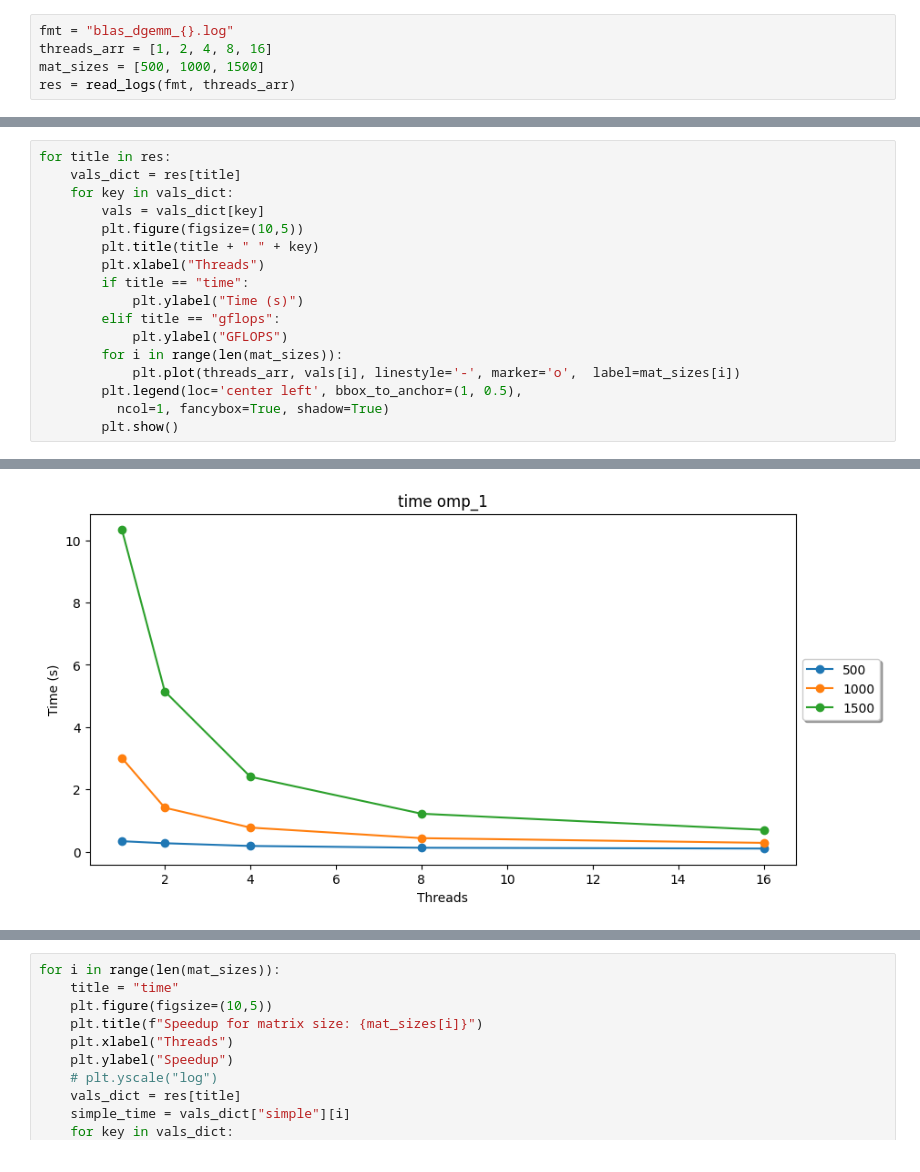
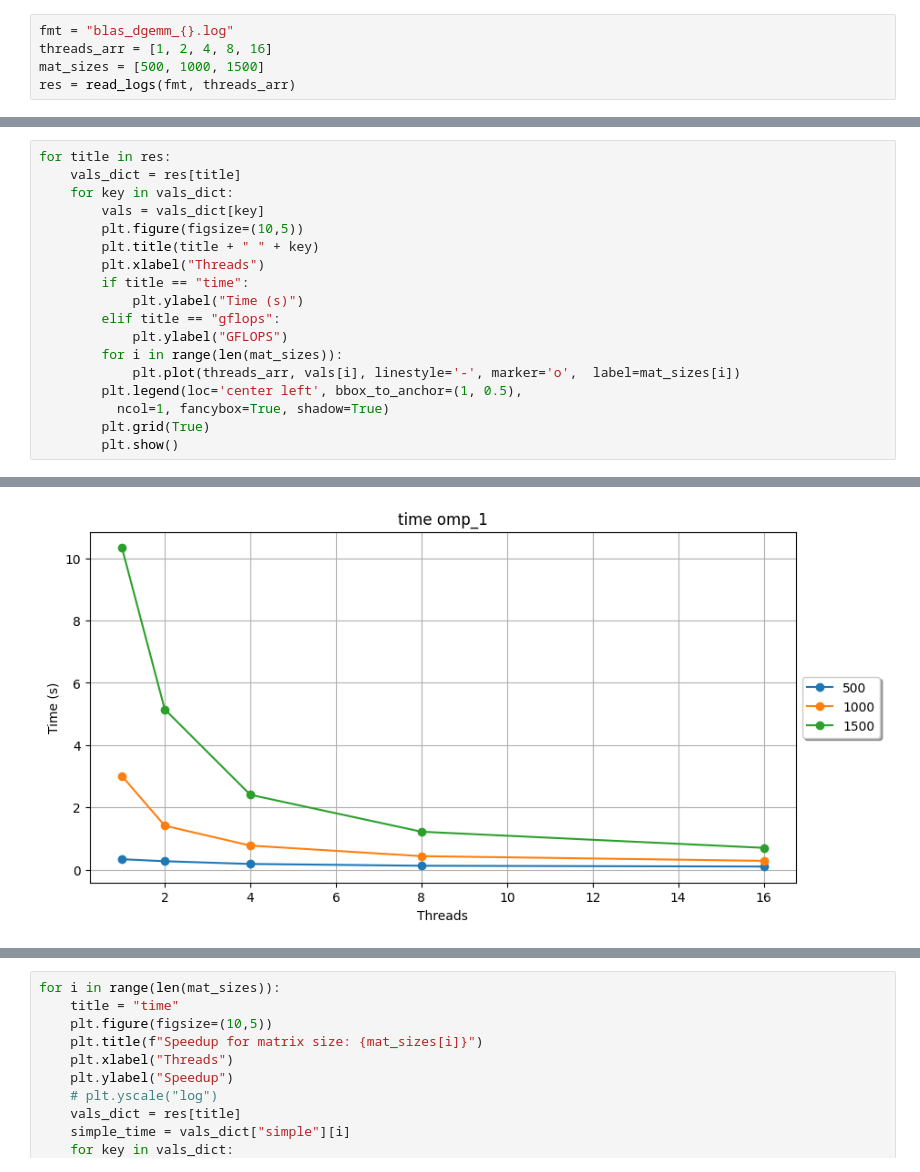
Before and after one commit to MoskalenkoRomanBorisovich/dgemm_omp, a Jupyter notebook: benschmark_results/speed_analisys.ipynb, the cells around one changed output, grey strips where cells are left out. Drawn from its saved outputs; the diff is of its cells as text.

```diff
--- a/benschmark_results/speed_analisys.ipynb
+++ b/benschmark_results/speed_analisys.ipynb
@@ -123,5 +123,6 @@ for title in res:
             plt.plot(threads_arr, vals[i], linestyle='-', marker='o',  label=mat_sizes[i])
         plt.legend(loc='center left', bbox_to_anchor=(1, 0.5),
           ncol=1, fancybox=True, shadow=True)
+        plt.grid(True)
         plt.show()
 # %% [output]
@@ -131 +132 @@ for title in res:
-[figure, old version]
+[figure, new version]
```
Also changed, not shown: parts of 3 cells of this notebook.
